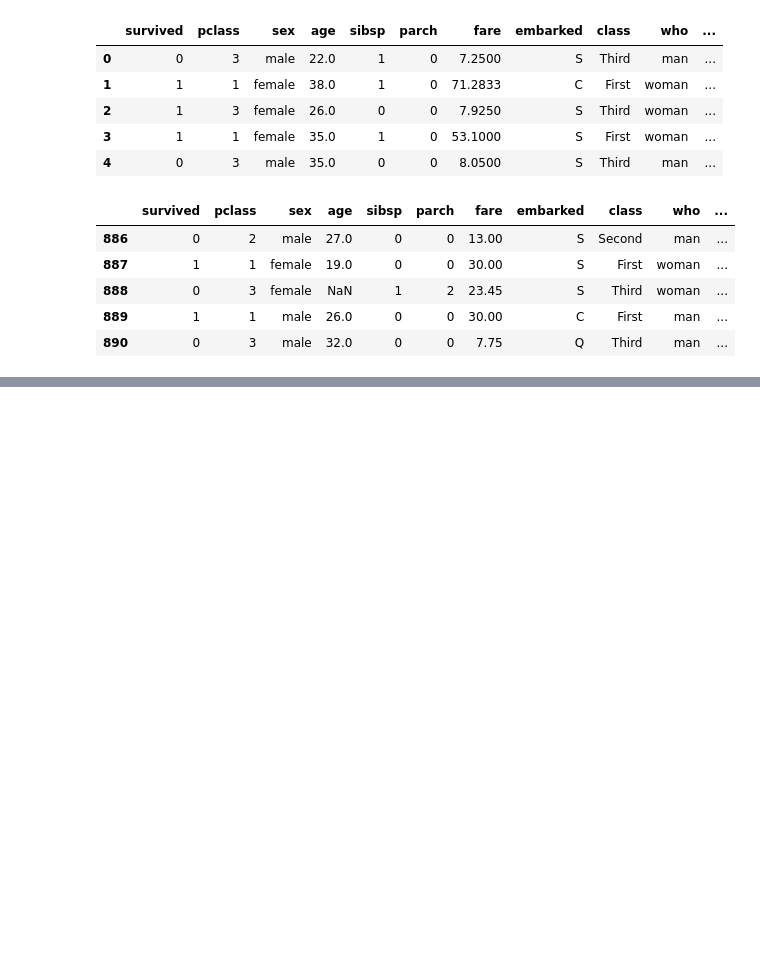
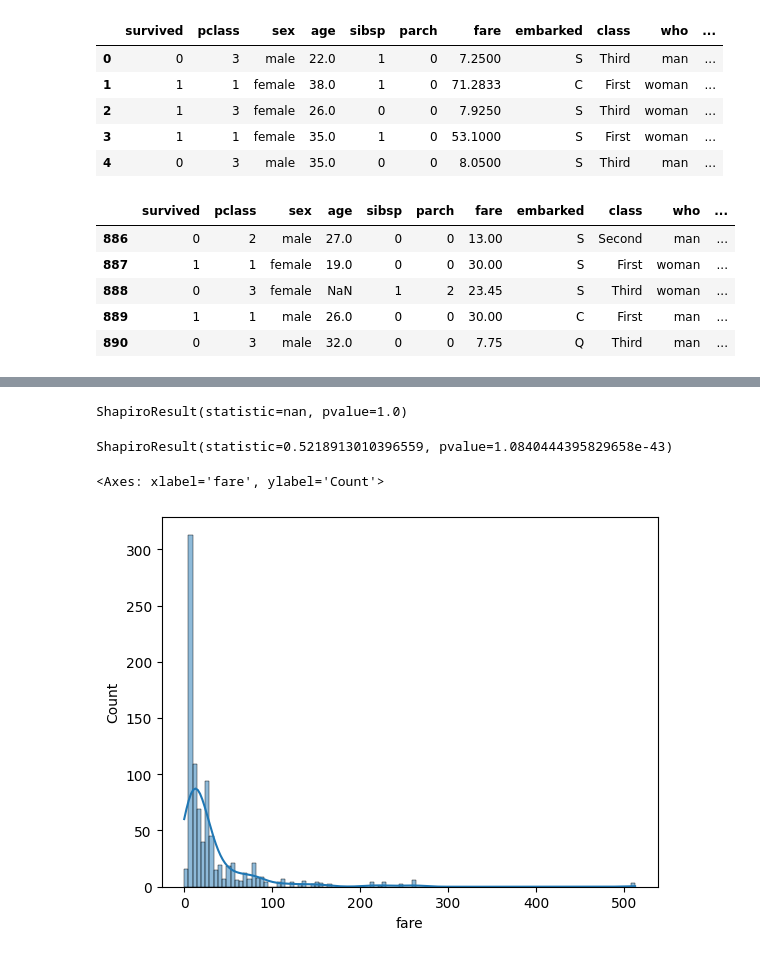
Before and after one commit to coderhyder1/mynewrepo, a Jupyter notebook: eda.ipynb, the cells around one changed output, grey strips where cells are left out. Cells and saved outputs as stored; diff of their text form; code cells hidden in the pictures; blank space fills up the shorter version.

```diff
--- a/eda.ipynb
+++ b/eda.ipynb
@@ -259,0 +81,13 @@ Note: you may need to restart the kernel to use updated packages.
+# %%
+stats.shapiro(df['age'])
+# %% [output]
+ShapiroResult(statistic=nan, pvalue=1.0)
+# %%
+stats.shapiro(df['fare'])
+# %% [output]
+ShapiroResult(statistic=0.5218913010396559, pvalue=1.0840444395829658e-43)
+# %%
+sns.histplot(df,x=df['fare'], kde=1)
+# %% [output]
+<Axes: xlabel='fare', ylabel='Count'>
+[figure, added]
```
Also changed, not shown: parts of 52 cells of this notebook, 2 other files.
